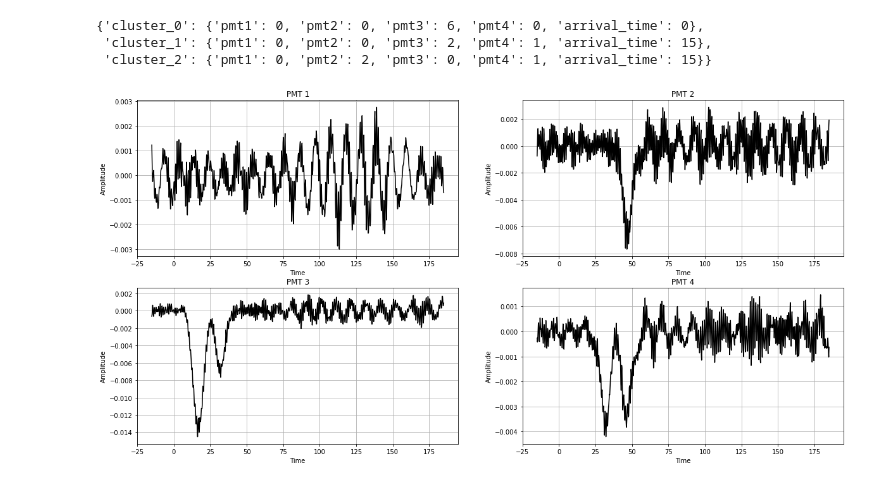
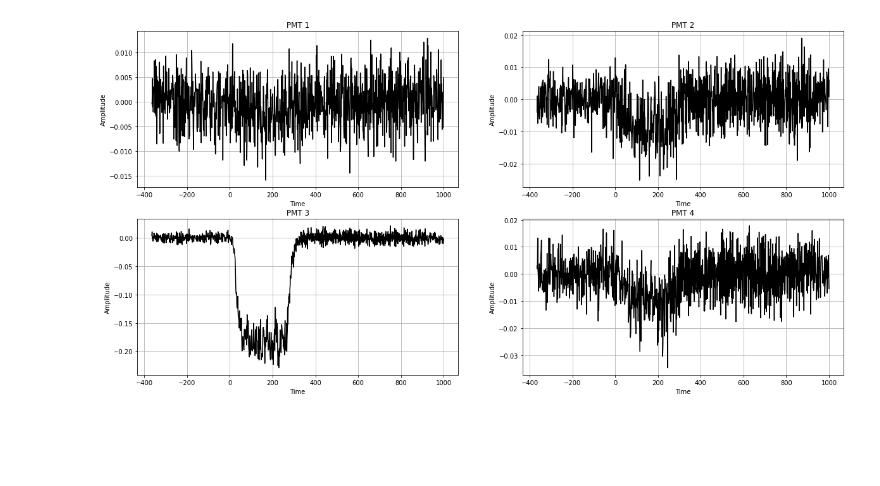
Before and after one commit to luangmc/pmt_simulation, a Jupyter notebook: simulation_ex.ipynb, the cells around one changed output. Saved outputs shown, nothing was run; the diff lists cells and outputs as text; code cells hidden in the pictures; blank space fills up the shorter version.

Commit message:
Optimize signal simulation code and develop of CalculatePmtHits module

```diff
--- a/simulation_ex.ipynb
+++ b/simulation_ex.ipynb
@@ -11,0 +7,6 @@ arr_times = np.array([0, 15, 15])
+# %%
+# Input parameters:
+x0 = 50*np.ones(50, int)
+y0 = 50*np.ones(50, int)
+n_fotons = 100000*np.ones(50, int)
+arr_times = 5*np.ones(50, int)
@@ -12,11 +22,6 @@ arr_times = np.array([0, 15, 15])
 # %%
-ptc_object = PhotonPropagation(x0, z0, n_fotons, arr_times)
+ptc_object = CalculatePmtHits(x0, y0, n_fotons, arr_times)
 pmt_hits = ptc_object.pmt_hits()
-pmt_hits
-# %% [output]
-{'cluster_0': {'pmt1': 0, 'pmt2': 0, 'pmt3': 6, 'pmt4': 0, 'arrival_time': 0},
- 'cluster_1': {'pmt1': 0, 'pmt2': 0, 'pmt3': 2, 'pmt4': 1, 'arrival_time': 15},
- 'cluster_2': {'pmt1': 0, 'pmt2': 2, 'pmt3': 0, 'pmt4': 1, 'arrival_time': 15}}
 # %%
 ptc_simulation = SignalSimulation(pmt_hits)
 # %%
@@ -24,33 +29,33 @@ pmts_signal = ptc_simulation.simulated_signals()
 # %%
 plt.figure(figsize=(20,10))
 
 plt.subplot(221)
-plt.plot(pmts_signal['time'], pmts_signal['pmt1'],'k')
+plt.plot(pmts_signal['time'], pmts_signal['pmt_1'],'k')
 plt.grid()
 plt.ylabel("Amplitude")
 plt.xlabel("Time")
 plt.title('PMT 1')
 
 plt.subplot(222)
-plt.plot(pmts_signal['time'], pmts_signal['pmt2'],'k')
+plt.plot(pmts_signal['time'], pmts_signal['pmt_2'],'k')
 plt.grid()
 plt.ylabel("Amplitude")
 plt.xlabel("Time")
 plt.title('PMT 2')
 
 plt.subplot(223)
-plt.plot(pmts_signal['time'], pmts_signal['pmt3'],'k')
+plt.plot(pmts_signal['time'], pmts_signal['pmt_3'],'k')
 plt.grid()
 plt.ylabel("Amplitude")
 plt.xlabel("Time")
 plt.title('PMT 3')
 
 plt.subplot(224)
-plt.plot(pmts_signal['time'], pmts_signal['pmt4'],'k')
+plt.plot(pmts_signal['time'], pmts_signal['pmt_4'],'k')
 plt.grid()
 plt.ylabel("Amplitude")
 plt.xlabel("Time")
 plt.title('PMT 4')
 plt.show()
 # %% [output]
-[figure, old version]
+[figure, new version]
```
Also changed, not shown: parts of 4 cells of this notebook, 3 other files.
